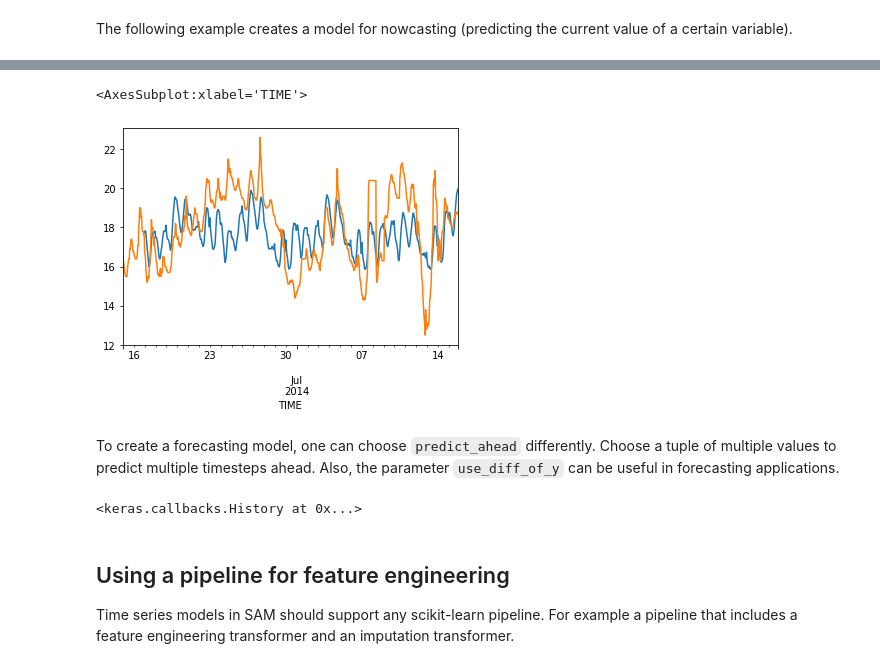
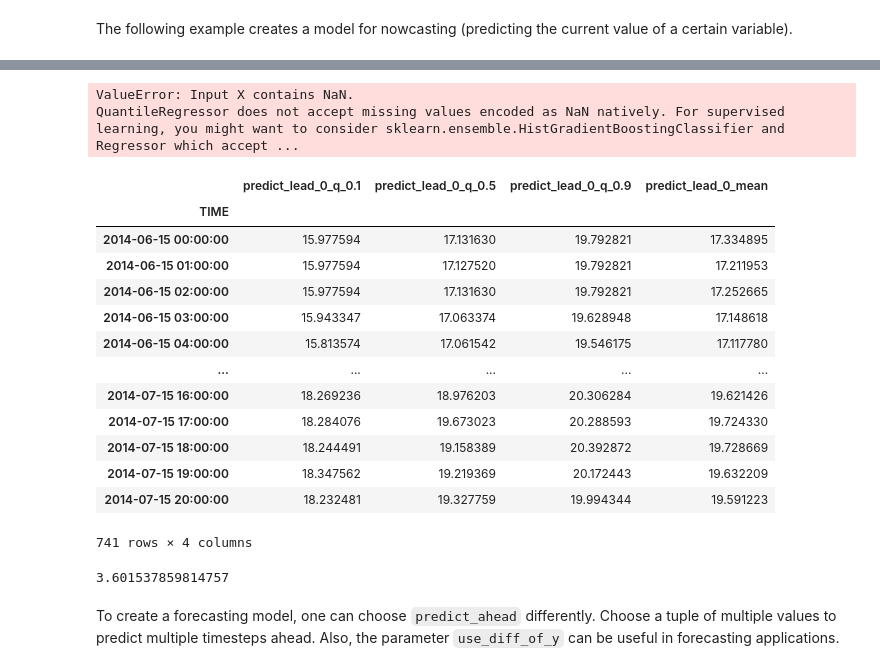
Before and after one commit to RoyalHaskoningDHV/sam, a Jupyter notebook: examples/lasso.ipynb, the cells around one changed output, grey strips where cells are left out. Drawn from its saved outputs; the diff is of its cells as text; code cells hidden in the pictures.

Commit message:
LassoTimeseriesRegressor version 1

```diff
--- a/examples/lasso.ipynb
+++ b/examples/lasso.ipynb
@@ -35,22 +35,40 @@ simple_features = SimpleFeatureEngineer(
         ("wave_height", "mean", 48),
         ("wave_height", "mean", 24),
         ("wave_height", "mean", 12),
+        ("wave_height", "mean", 6),
+        ("wave_height", "mean", 3),
     ],
     time_features=[
-        ("hour_of_day", "cyclical"),
-        ("day_of_week", "cyclical"),
+        ("hour_of_day", "onehot"),
+        ("day_of_week", "onehot"),
     ],
     keep_original=False,
 )
 
 X = data
 y = data["water_temperature"]
+
+
+from sklearn.pipeline import Pipeline
+from sklearn.impute import SimpleImputer
+from sklearn.preprocessing import StandardScaler
+
+feature_pipeline = Pipeline(
+    steps=[
+        ("features", simple_features),
+        ("imputer", SimpleImputer()),
+        ("scaler", StandardScaler()),
+    ]
+)
 # %% [markdown]
 The following example creates a model for nowcasting (predicting the current value of a certain variable).
 # %%
 model = LassoTimeseriesRegressor(
     predict_ahead=(0,),
-    feature_engineer=simple_features,
+    quantiles=(0.1, 0.9),
+    alpha=0.01,
+    average_type="median",
+    feature_engineer=feature_pipeline,
 )
 
 model.fit(X, y)
@@ -61,24 +93,31 @@ AttributeError: 'LassoTimeseriesRegressor' object has no attribute 'feature_engi
+# %%
+pred, Xout = model.predict(X, return_data=True, force_monotonic_quantiles=True)
+
+pred.plot()
+y.plot()
+# %% [output]
+ValueError: Input X contains NaN.
+QuantileRegressor does not accept missing values encoded as NaN natively. For supervised learning, you might want to consider sklearn.ensemble.HistGradientBoostingClassifier and Regressor which accept ...
+# %%
+pred
+# %% [output]
+|  | predict_lead_0_q_0.1 | predict_lead_0_q_0.5 | predict_lead_0_q_0.9 | predict_lead_0_mean |
+| TIME |  |  |  |  |
+| 2014-06-15 00:00:00 | 15.977594 | 17.131630 | 19.792821 | 17.334895 |
+| 2014-06-15 01:00:00 | 15.977594 | 17.127520 | 19.792821 | 17.211953 |
+| 2014-06-15 02:00:00 | 15.977594 | 17.131630 | 19.792821 | 17.252665 |
+| 2014-06-15 03:00:00 | 15.943347 | 17.063374 | 19.628948 | 17.148618 |
+| 2014-06-15 04:00:00 | 15.813574 | 17.061542 | 19.546175 | 17.117780 |
+| ... | ... | ... | ... | ... |
+| 2014-07-15 16:00:00 | 18.269236 | 18.976203 | 20.306284 | 19.621426 |
+| 2014-07-15 17:00:00 | 18.284076 | 19.673023 | 20.288593 | 19.724330 |
+| 2014-07-15 18:00:00 | 18.244491 | 19.158389 | 20.392872 | 19.728669 |
+| 2014-07-15 19:00:00 | 18.347562 | 19.219369 | 20.172443 | 19.632209 |
+| 2014-07-15 20:00:00 | 18.232481 | 19.327759 | 19.994344 | 19.591223 |
+741 rows × 4 columns
 # %%
-model.predict(X, y).plot()
-y.plot()
+model.score(X, y)
 # %% [output]
-<AxesSubplot:xlabel='TIME'>
+3.601537859814757
-[figure, removed]
 # %% [markdown]
 To create a forecasting model, one can choose `predict_ahead` differently. Choose a tuple of multiple values to predict multiple timesteps ahead. Also, the parameter `use_diff_of_y` can be useful in forecasting applications.
-# %%
-model = MLPTimeseriesRegressor(
-    predict_ahead=(1, 2, 3),
-    feature_engineer=simple_features,
-    use_diff_of_y=True,
-    epochs=20,
-    verbose=0,
-)
-
-model.fit(X, y)
-# %% [output]
-<keras.callbacks.History at 0x...>
-# %% [markdown]
-## Using a pipeline for feature engineering
-
-Time series models in SAM should support any scikit-learn pipeline. For example a pipeline that includes a feature engineering transformer and an imputation transformer.
```
Also changed, not shown: parts of 5 cells of this notebook, 6 other files.
